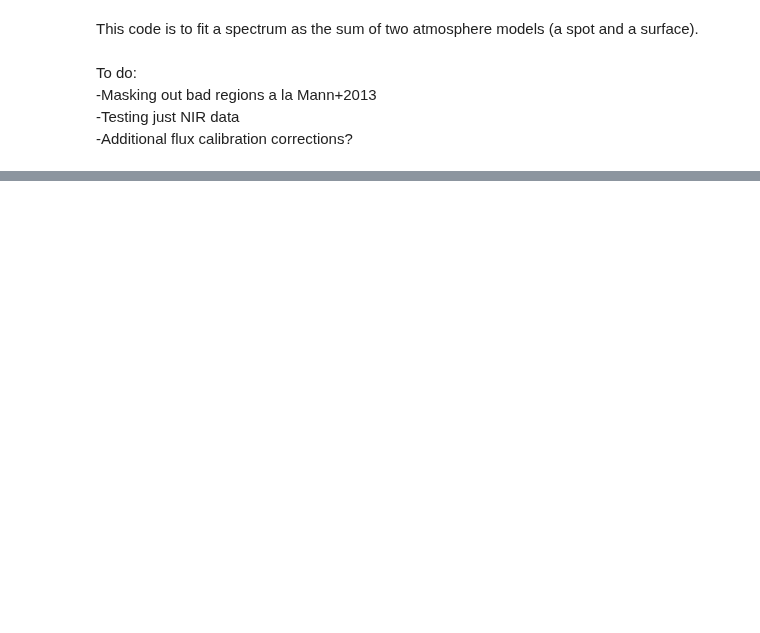
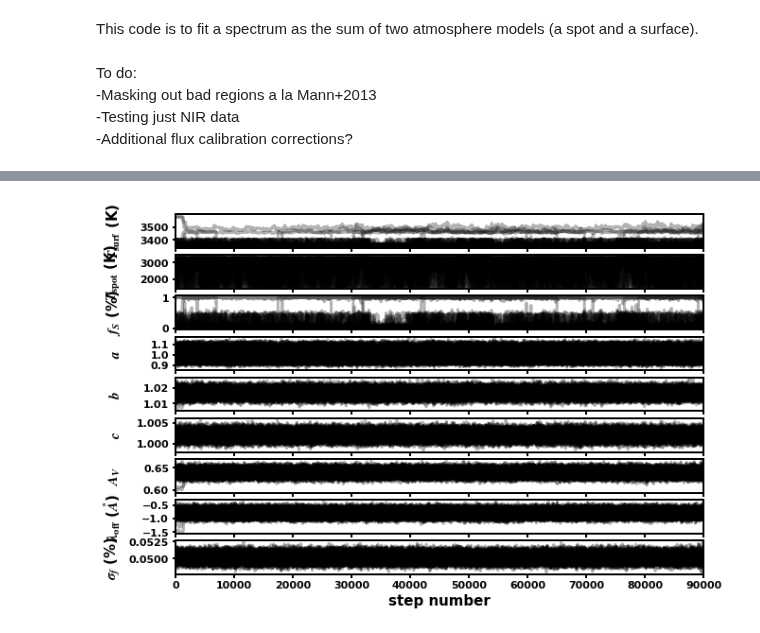
Before and after one commit to awmann/K233Spots, a Jupyter notebook: multi_spec_fit.ipynb, the cells around one changed output, grey strips where cells are left out. Cells and saved outputs as stored; diff of their text form; code cells hidden in the pictures; blank space fills up the shorter version.

```diff
--- a/multi_spec_fit.ipynb
+++ b/multi_spec_fit.ipynb
@@ -178,7 +177,7 @@ def doublespec(teffs,spectra, teff1,teff2,fS):
 #define functions for MCMC
 def ln_prior(theta):
     Tsurf, Tspot, fS, a, b, c, AV, loff, f = theta
-    if AV > 1.5 or AV < 0.3 or (loff < -3) or (loff > 3) or (Tspot < 1000) or (Tspot > 3900) or (Tsurf < 1000) or (Tsurf > 3900) or fS < 0.0 or fS > 1.0 or f < 0 or f > 0.1 or Tspot>(Tsurf-100) or a/b >2 or a/b < 0.5 or a/c < 0.5 or a/c > 2:
+    if AV > 1.5 or AV < 0.3 or (loff < -3) or (loff > 3) or (Tspot < 1500) or (Tspot > 4500) or (Tsurf < 1500) or (Tsurf > 4500) or fS < 0.0 or fS > 1.0 or f < 0 or f > 0.1 or Tspot>(Tsurf-100) or a/b >2 or a/b < 0.5 or a/c < 0.5 or a/c > 2:
         return -np.inf
     return 0
 
@@ -187,7 +186,7 @@ def ln_likelihood(theta, modelteff, modelspectra, wav, obsspec, obstype, obserr
     Tsurf, Tspot, fS, a, b, c, AV, loff, f = theta
     modelspec = doublespec(modelteff,modelspectra,Tsurf,Tspot,fS)
     newwav = wav + loff
-    interpfunc = interpolate.interp1d(wav, modelspec, kind='slinear',fill_value="extrapolate")
+    interpfunc = interpolate.interp1d(wav, modelspec, kind='linear',fill_value="extrapolate")
     modelspec_shift = interpfunc(newwav)
     modelspec_smooth = modelspec_shift
     reddened = modelspec_smooth*ext.extinguish(wav*u.AA, Av=AV)
@@ -315,9 +391,31 @@ initializing walkers: (if you see a lot if inf, break this)
 # %%
 nsteps = 100000
 burn = 10000
-thin = 1
-
-sampler = emcee.EnsembleSampler(nwalkers, ndim, ln_posterior, args=(mteff,mspec,mwav,ospec,otype,oerr), threads=nthreads)
-sampler.run_mcmc(pos0, nsteps,progress=True)
+thin = 10
+if nir_only:
+    sampler = emcee.EnsembleSampler(nwalkers, ndim, ln_posteriorNIR, args=(mteff,mspec,mwav,ospec,oerr), threads=nthreads)
+    sampler.run_mcmc(pos0, nsteps,progress=True)
+if not nir_only:
+    sampler = emcee.EnsembleSampler(nwalkers, ndim, ln_posterior, args=(mteff,mspec,mwav,ospec,otype,oerr), threads=nthreads)
+    sampler.run_mcmc(pos0, nsteps,progress=True)
 
 print('done')
+# %%
+labels = [r'$T_{\rm{surf}}$ (K)',r'$T_{\rm{spot}}$ (K)',r'$f_S$ (%)',r'$a$',r'$b$',r'$c$','$A_V$',r'$\lambda_{\rm{off}}$ ($\AA$)',r'$\sigma_f$ (%)']
+if nir_only:
+    labels = [r'$T_{\rm{surf}}$ (K)',r'$T_{\rm{spot}}$ (K)',r'$f_S$ (%)',r'$a$','$A_V$',r'$\lambda_{\rm{off}}$ ($\AA$)',r'$\sigma_f$ (%)']
+
+fig, axes = plt.subplots(ndim, figsize=(10, 7), sharex=True)
+samples = sampler.get_chain(discard=burn)
+for i in range(ndim):
+    ax = axes[i]
+    ax.plot(samples[:, :, i], "k", alpha=0.3)
+    ax.set_xlim(0, len(samples))
+    ax.set_ylabel(labels[i])
+    ax.yaxis.set_label_coords(-0.1, 0.5)
+
+axes[-1].set_xlabel("step number");
+#plt.show()
+plt.savefig('Walkers_specfit'+str(num)+'.pdf')
+# %% [output]
+[figure, added]
```
Also changed, not shown: parts of 14 cells of this notebook, 2 other files.
